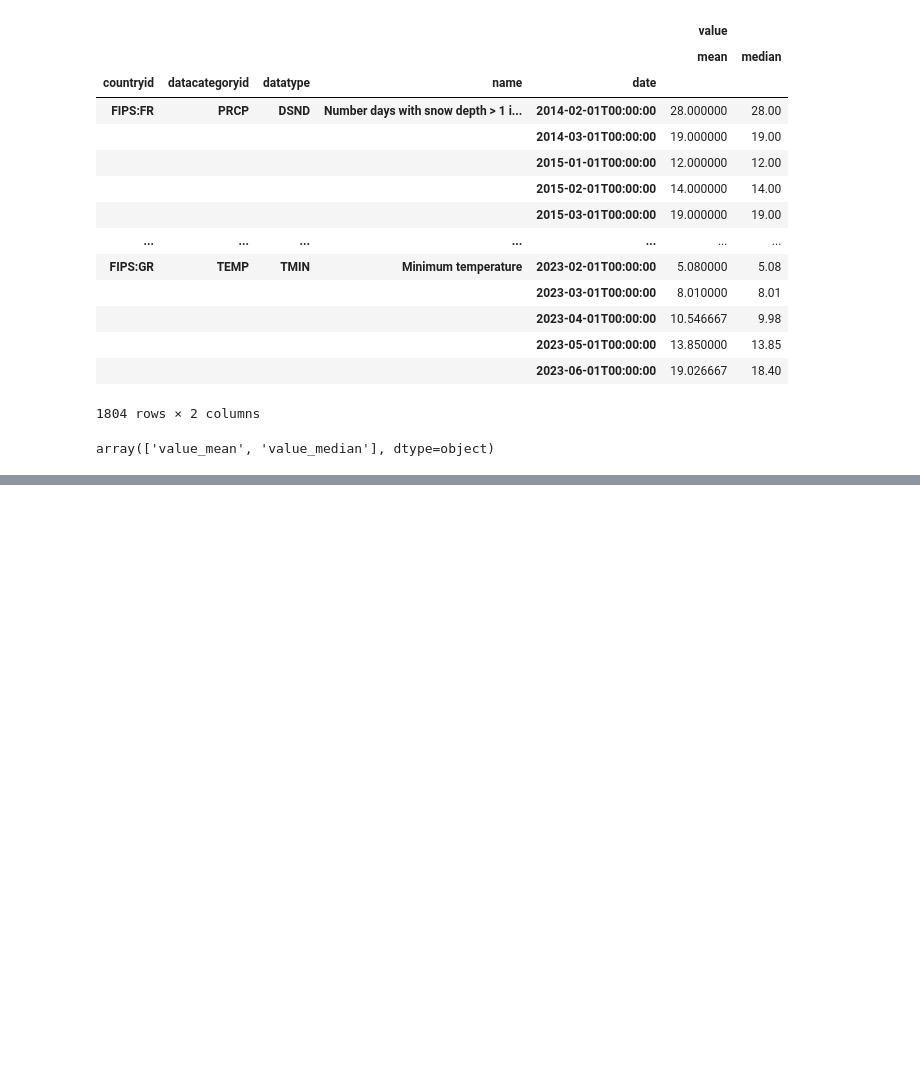
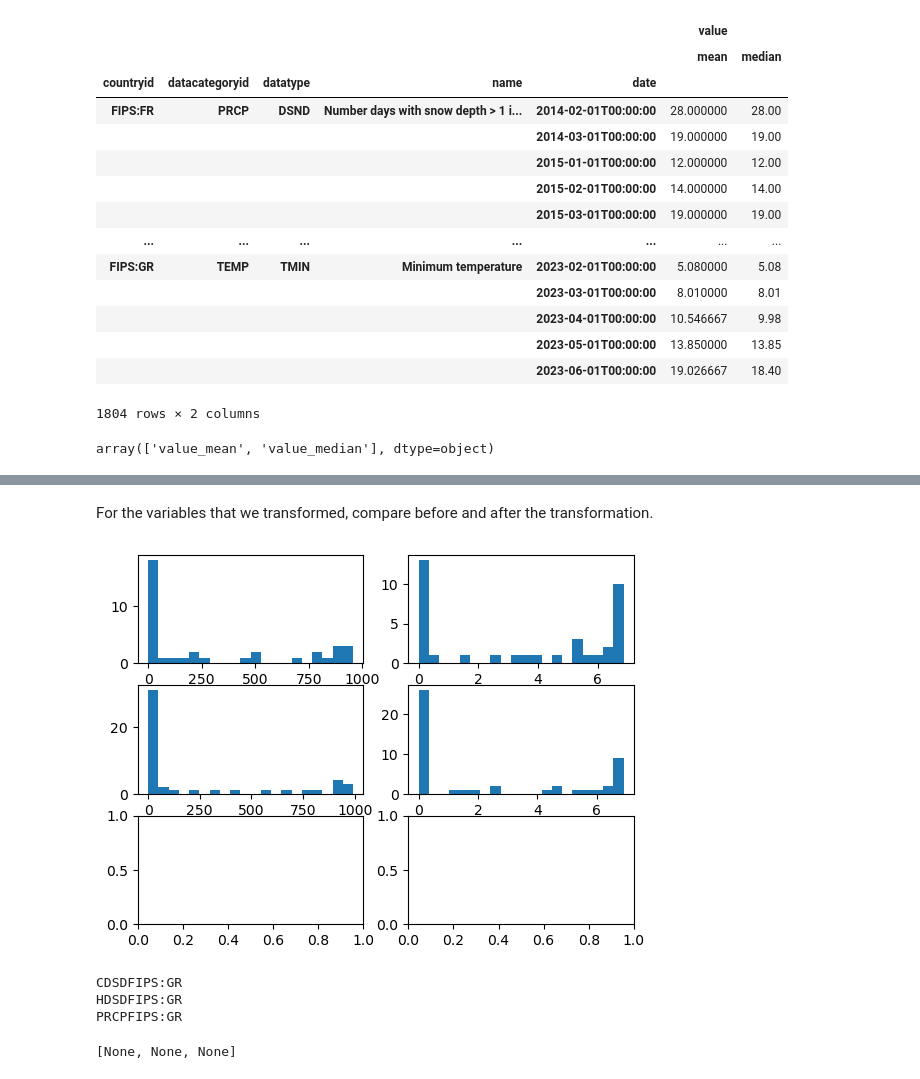
Before and after one commit to martza/Weather-data-analysis-and-models, a Jupyter notebook: EDA.ipynb, the cells around one changed output, grey strips where cells are left out. Cells and saved outputs as stored; diff of their text form; code cells hidden in the pictures; blank space fills up the shorter version.

```diff
--- a/EDA.ipynb
+++ b/EDA.ipynb
@@ -193,0 +236,5 @@ array(['value_mean', 'value_median'], dtype=object)
+# %%
+df_mean_skew = df_mean_wide.groupby('countryid').skew().reset_index().melt(id_vars = 'countryid')
+# %%
+df_mean_skew = df_mean_skew.set_index(['datatype', 'countryid'])
+skew_cols = df_mean_skew[abs(df_mean_skew['value'])>0.75]
@@ -193,0 +249,9 @@ array(['value_mean', 'value_median'], dtype=object)
+# %% [markdown]
+For the variables that we transformed, compare before and after the transformation.
+# %%
+fig, ax = plt.subplots(3,2)
+[ax[i,0].hist(df_mean_wide.loc[skew_cols.index.values[i][1], skew_cols.index.values[i][0]], bins = 20) for i in range(2)]
+[ax[i,1].hist(df_mean_wide.loc[skew_cols.index.values[i][1], skew_cols.index.values[i][0]].apply(np.log1p), bins = 20) for i in range(2)]
+plt.show()
+# %% [output]
+[figure, added]
@@ -193,0 +264,11 @@ array(['value_mean', 'value_median'], dtype=object)
+# %%
+# Check that there is no skeweness in the transformed variables
+df_mean_skew = df_mean_wide.groupby('countryid').skew().reset_index().melt(id_vars = 'countryid')
+df_mean_skew = df_mean_skew.set_index(['datatype', 'countryid'])
+skew_cols = df_mean_skew[abs(df_mean_skew['value'])>0.75]
+[print(variable + country) for variable, country in skew_cols.index]
+# %% [output]
+CDSDFIPS:GR
+HDSDFIPS:GR
+PRCPFIPS:GR
+[None, None, None]
```
Also changed, not shown: parts of 36 cells of this notebook.
